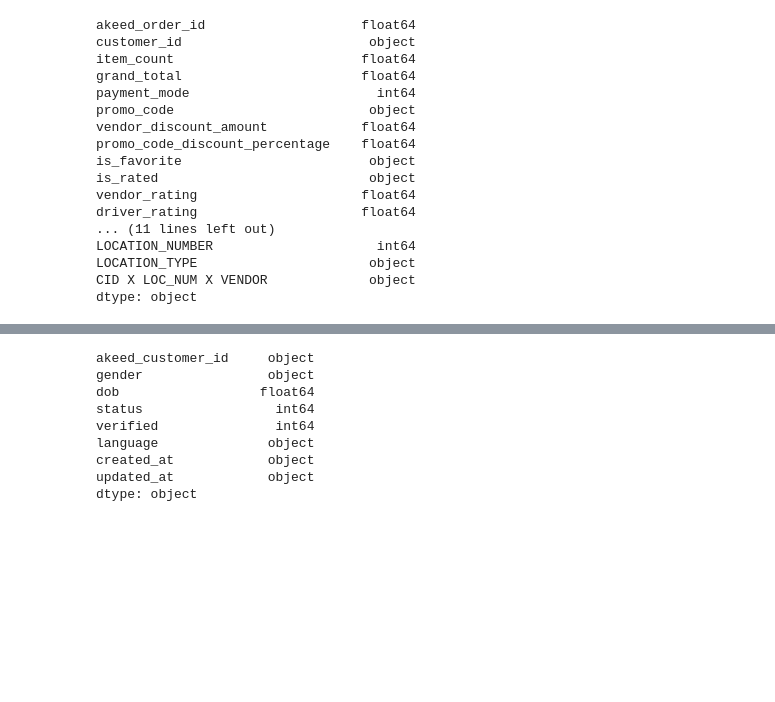
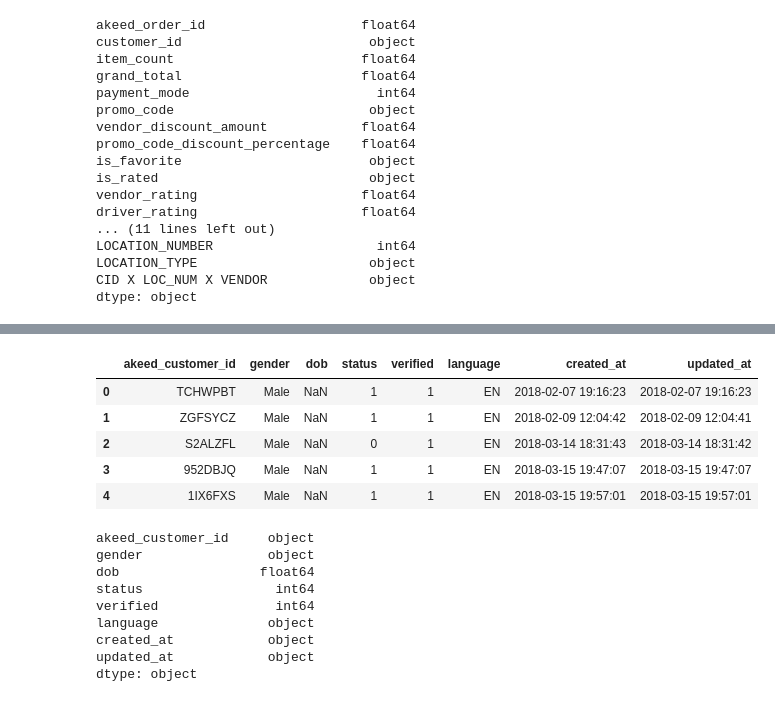
Before and after one commit to functorial/RestaurantRecommender, a Jupyter notebook: notebook.ipynb, the cells around one changed output, grey strips where cells are left out. Drawn from its saved outputs; the diff is of its cells as text; code cells hidden in the pictures; blank space fills up the shorter version.

```diff
--- a/notebook.ipynb
+++ b/notebook.ipynb
@@ -9,6 +9,7 @@ import pandas as pd
 import matplotlib.pyplot as plt
 
 pd.set_option('display.max_columns', None)
+pd.set_option('display.max_rows', None)
 # %%
 vendors = pd.read_csv('vendors.csv')
 orders = pd.read_csv('orders.csv')
@@ -61,3 +76,12 @@ Length: 61, dtype: object
+# %%
+train_customers.head(5)
+# %% [output]
+|  | akeed_customer_id | gender | dob | status | verified | language | created_at | updated_at |
+| 0 | TCHWPBT | Male | NaN | 1 | 1 | EN | 2018-02-07 19:16:23 | 2018-02-07 19:16:23 |
+| 1 | ZGFSYCZ | Male | NaN | 1 | 1 | EN | 2018-02-09 12:04:42 | 2018-02-09 12:04:41 |
+| 2 | S2ALZFL | Male | NaN | 0 | 1 | EN | 2018-03-14 18:31:43 | 2018-03-14 18:31:42 |
+| 3 | 952DBJQ | Male | NaN | 1 | 1 | EN | 2018-03-15 19:47:07 | 2018-03-15 19:47:07 |
+| 4 | 1IX6FXS | Male | NaN | 1 | 1 | EN | 2018-03-15 19:57:01 | 2018-03-15 19:57:01 |
 # %%
 train_customers.dtypes
 # %% [output]
```
Also changed, not shown: parts of 10 cells of this notebook.
